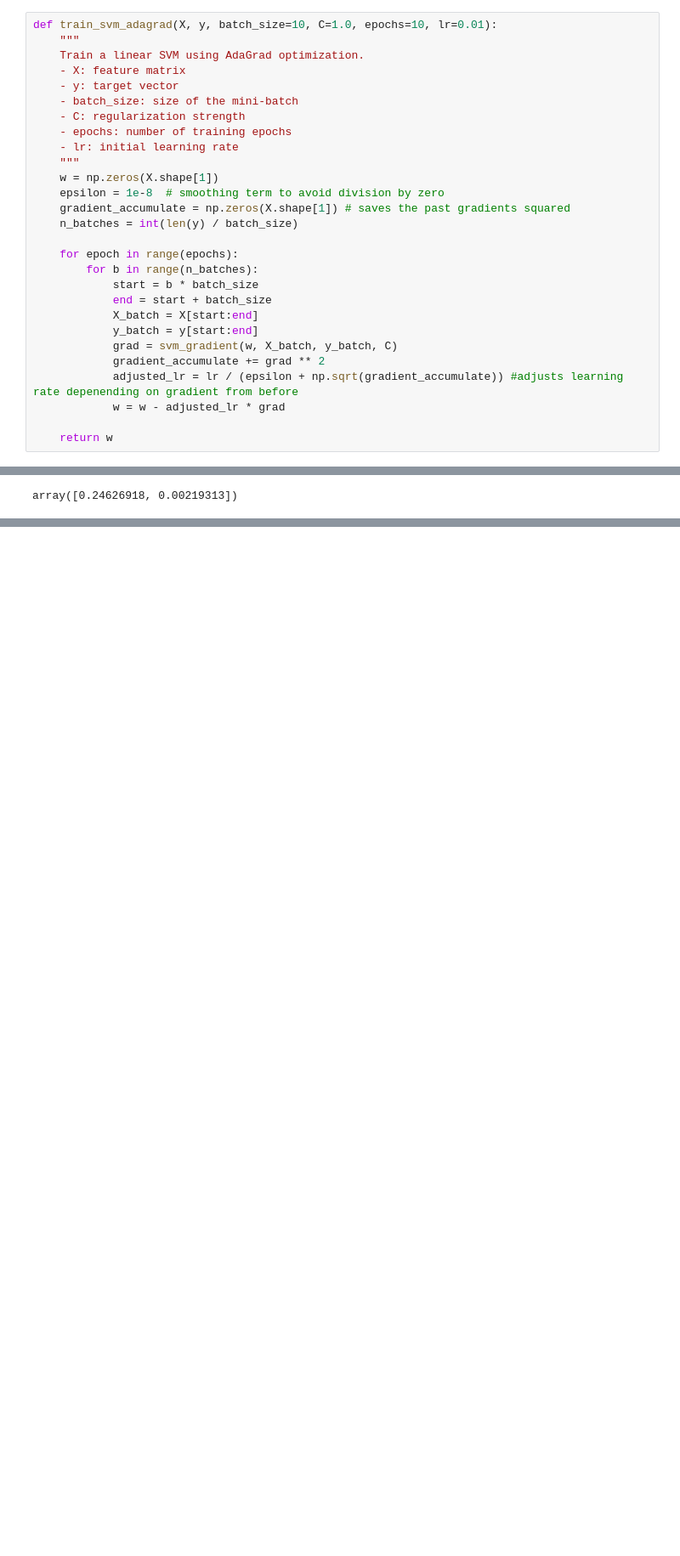
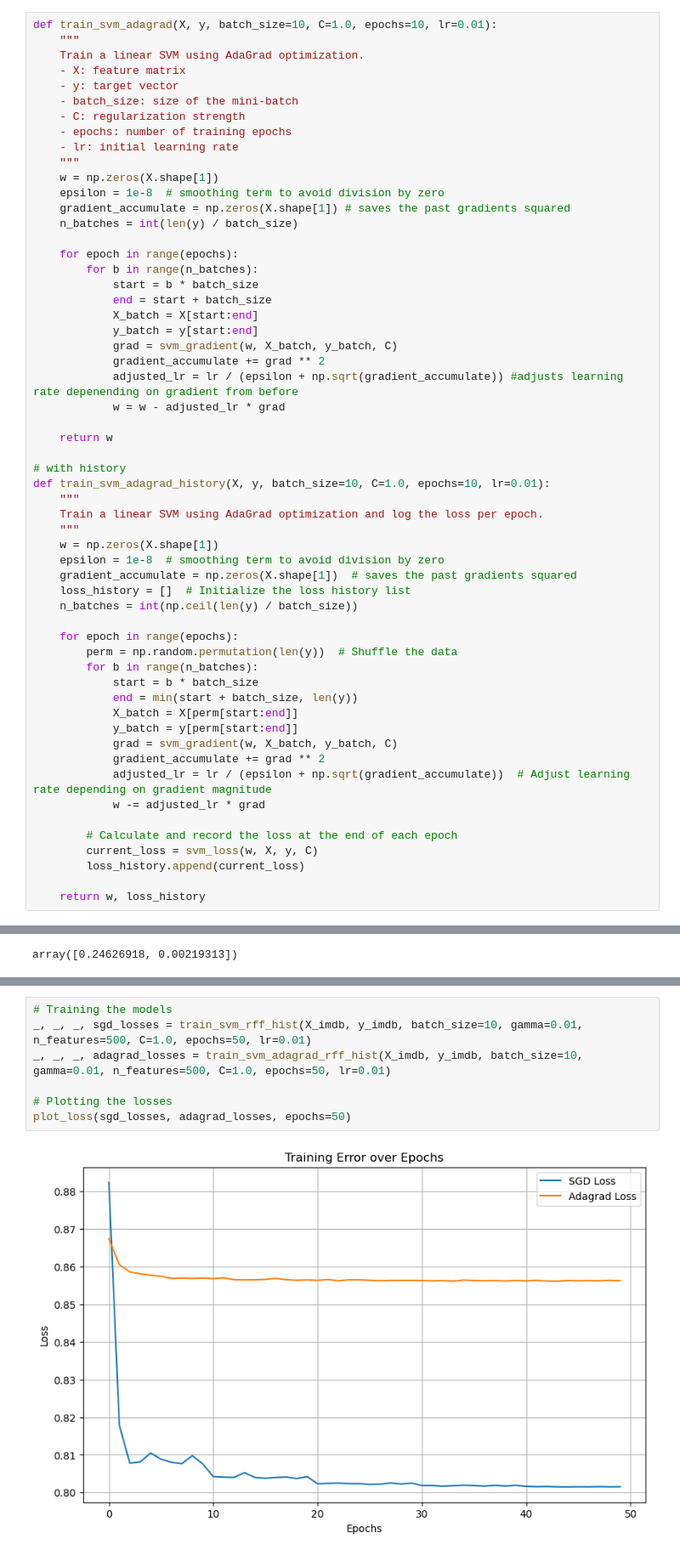
Before and after one commit to nks84/mma_pa1, a Jupyter notebook: pa2/submission_2_point_0.ipynb, the cells around one changed output, grey strips where cells are left out. Shown at 85% size. Cells and saved outputs as stored; diff of their text form; blank space fills up the shorter version.

```diff
--- a/pa2/submission_2_point_0.ipynb
+++ b/pa2/submission_2_point_0.ipynb
@@ -504,6 +540,35 @@ def train_svm_adagrad(X, y, batch_size=10, C=1.0, epochs=10, lr=0.01):
             w = w - adjusted_lr * grad
 
     return w
+
+# with history
+def train_svm_adagrad_history(X, y, batch_size=10, C=1.0, epochs=10, lr=0.01):
+    """
+    Train a linear SVM using AdaGrad optimization and log the loss per epoch.
+    """
+    w = np.zeros(X.shape[1])
+    epsilon = 1e-8  # smoothing term to avoid division by zero
+    gradient_accumulate = np.zeros(X.shape[1])  # saves the past gradients squared
+    loss_history = []  # Initialize the loss history list
+    n_batches = int(np.ceil(len(y) / batch_size))
+
+    for epoch in range(epochs):
+        perm = np.random.permutation(len(y))  # Shuffle the data
+        for b in range(n_batches):
+            start = b * batch_size
+            end = min(start + batch_size, len(y))
+            X_batch = X[perm[start:end]]
+            y_batch = y[perm[start:end]]
+            grad = svm_gradient(w, X_batch, y_batch, C)
+            gradient_accumulate += grad ** 2
+            adjusted_lr = lr / (epsilon + np.sqrt(gradient_accumulate))  # Adjust learning rate depending on gradient magnitude
+            w -= adjusted_lr * grad
+
+        # Calculate and record the loss at the end of each epoch
+        current_loss = svm_loss(w, X, y, C)
+        loss_history.append(current_loss)
+
+    return w, loss_history
 # %% [markdown]
 ### Random Fourier Features
 # %%
@@ -1027 +1150,10 @@ accuracy:  0.999975
+# %%
+# Training the models
+_, _, _, sgd_losses = train_svm_rff_hist(X_imdb, y_imdb, batch_size=10, gamma=0.01, n_features=500, C=1.0, epochs=50, lr=0.01)
+_, _, _, adagrad_losses = train_svm_adagrad_rff_hist(X_imdb, y_imdb, batch_size=10, gamma=0.01, n_features=500, C=1.0, epochs=50, lr=0.01)
+
+# Plotting the losses
+plot_loss(sgd_losses, adagrad_losses, epochs=50)
+# %% [output]
+[figure, added]
 # %% [markdown]
```
Also changed, not shown: parts of 13 cells of this notebook.
